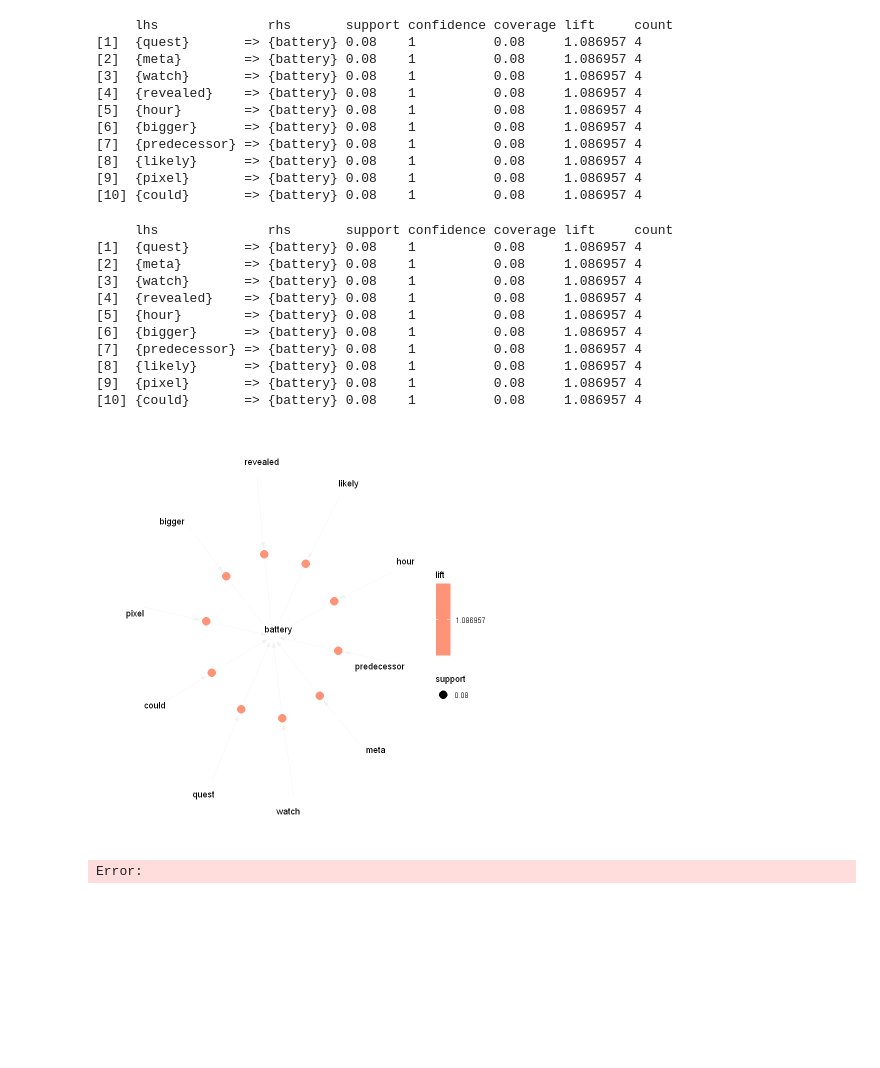
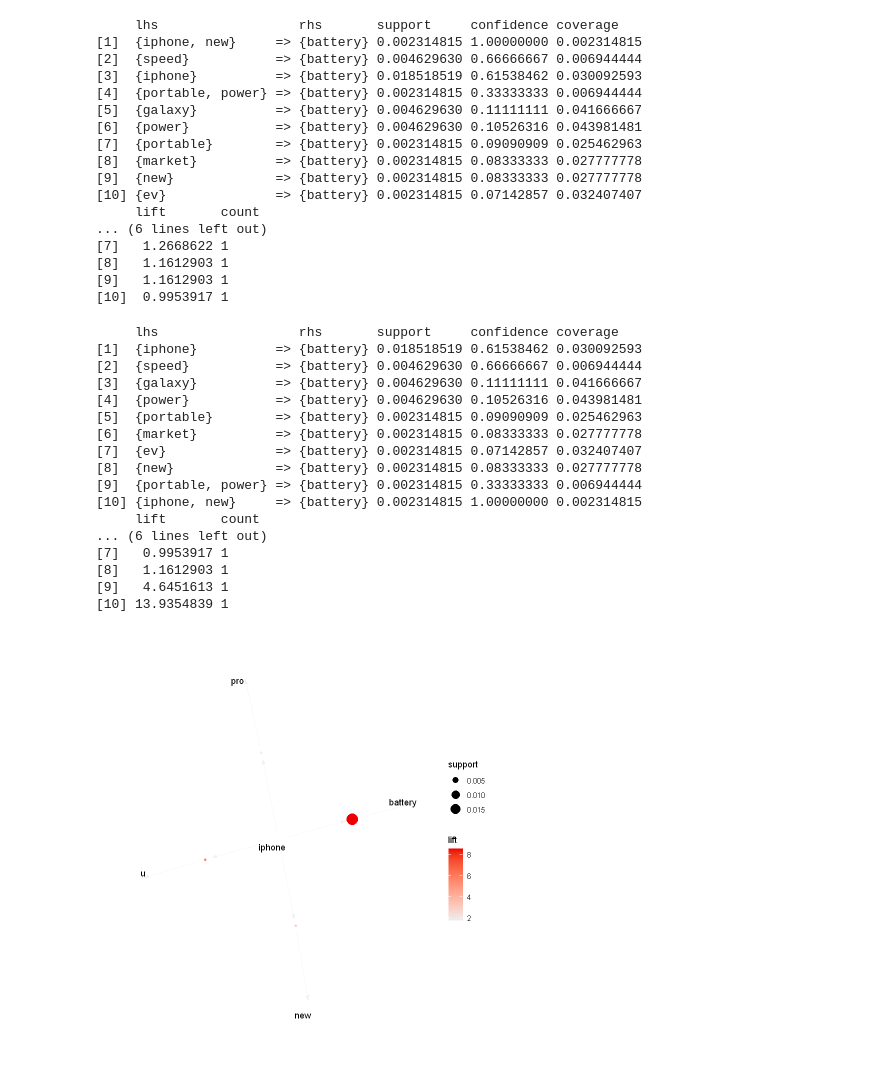
Before and after one commit to santhosh1299/lithium_ion_battery_discharge_prediction, a Jupyter notebook: ARM_new.ipynb, the cells around one changed output. Drawn from its saved outputs; the diff is of its cells as text; code cells hidden in the pictures; blank space fills up the shorter version.

```diff
--- a/ARM_new.ipynb
+++ b/ARM_new.ipynb
@@ -88,30 +89,42 @@ inspect(rules[1:10])
 # %%
 lift_rules <- sort(rules, decreasing=TRUE, by="lift")
-inspect(rules[1:10])
+inspect(lift_rules[1:10])
 # %% [output]
-     lhs              rhs       support confidence coverage lift     count
-[1]  {quest}       => {battery} 0.08    1          0.08     1.086957 4
-[2]  {meta}        => {battery} 0.08    1          0.08     1.086957 4
-[3]  {watch}       => {battery} 0.08    1          0.08     1.086957 4
-[4]  {revealed}    => {battery} 0.08    1          0.08     1.086957 4
-[5]  {hour}        => {battery} 0.08    1          0.08     1.086957 4
-[6]  {bigger}      => {battery} 0.08    1          0.08     1.086957 4
-[7]  {predecessor} => {battery} 0.08    1          0.08     1.086957 4
-[8]  {likely}      => {battery} 0.08    1          0.08     1.086957 4
-[9]  {pixel}       => {battery} 0.08    1          0.08     1.086957 4
-[10] {could}       => {battery} 0.08    1          0.08     1.086957 4
+     lhs                  rhs       support     confidence coverage
+[1]  {iphone, new}     => {battery} 0.002314815 1.00000000 0.002314815
+[2]  {speed}           => {battery} 0.004629630 0.66666667 0.006944444
+[3]  {iphone}          => {battery} 0.018518519 0.61538462 0.030092593
+[4]  {portable, power} => {battery} 0.002314815 0.33333333 0.006944444
+[5]  {galaxy}          => {battery} 0.004629630 0.11111111 0.041666667
+[6]  {power}           => {battery} 0.004629630 0.10526316 0.043981481
+[7]  {portable}        => {battery} 0.002314815 0.09090909 0.025462963
+[8]  {market}          => {battery} 0.002314815 0.08333333 0.027777778
+[9]  {new}             => {battery} 0.002314815 0.08333333 0.027777778
+[10] {ev}              => {battery} 0.002314815 0.07142857 0.032407407
+     lift       count
+... (6 lines left out)
+[7]   1.2668622 1
+[8]   1.1612903 1
+[9]   1.1612903 1
+[10]  0.9953917 1
 # %%
 supp_rules <- sort(rules, decreasing=TRUE, by="support")
-inspect(rules[1:10])
+inspect(supp_rules[1:10])
 # %% [output]
-     lhs              rhs       support confidence coverage lift     count
-[1]  {quest}       => {battery} 0.08    1          0.08     1.086957 4
-[2]  {meta}        => {battery} 0.08    1          0.08     1.086957 4
-[3]  {watch}       => {battery} 0.08    1          0.08     1.086957 4
-[4]  {revealed}    => {battery} 0.08    1          0.08     1.086957 4
-[5]  {hour}        => {battery} 0.08    1          0.08     1.086957 4
-[6]  {bigger}      => {battery} 0.08    1          0.08     1.086957 4
-[7]  {predecessor} => {battery} 0.08    1          0.08     1.086957 4
-[8]  {likely}      => {battery} 0.08    1          0.08     1.086957 4
-[9]  {pixel}       => {battery} 0.08    1          0.08     1.086957 4
-[10] {could}       => {battery} 0.08    1          0.08     1.086957 4
+     lhs                  rhs       support     confidence coverage
+[1]  {iphone}          => {battery} 0.018518519 0.61538462 0.030092593
+[2]  {speed}           => {battery} 0.004629630 0.66666667 0.006944444
+[3]  {galaxy}          => {battery} 0.004629630 0.11111111 0.041666667
+[4]  {power}           => {battery} 0.004629630 0.10526316 0.043981481
+[5]  {portable}        => {battery} 0.002314815 0.09090909 0.025462963
+[6]  {market}          => {battery} 0.002314815 0.08333333 0.027777778
+[7]  {ev}              => {battery} 0.002314815 0.07142857 0.032407407
+[8]  {new}             => {battery} 0.002314815 0.08333333 0.027777778
+[9]  {portable, power} => {battery} 0.002314815 0.33333333 0.006944444
+[10] {iphone, new}     => {battery} 0.002314815 1.00000000 0.002314815
+     lift       count
+... (6 lines left out)
+[7]   0.9953917 1
+[8]   1.1612903 1
+[9]   4.6451613 1
+[10] 13.9354839 1
@@ -126,7 +131,10 @@ plot(subrules)
-# %%
-plot(subrules, method="graph", )
-# %% [output]
-[figure, removed]
-Error:
+# %%
+rules <- apriori(data=data,parameter = list(supp=.001, conf=.001, minlen=2),
+                     appearance = list(default="rhs", lhs="iphone"),
+                     control=list(verbose=FALSE))
+subrules <- head(sort(rules, by="lift"))
+plot(subrules,method = "graph")
+# %% [output]
+[figure, added]
 # %%
 rules <- apriori(data=data,parameter = list(supp=.001, conf=.01, minlen=2),
```
Also changed, not shown: parts of 13 cells of this notebook, 9 other files.
